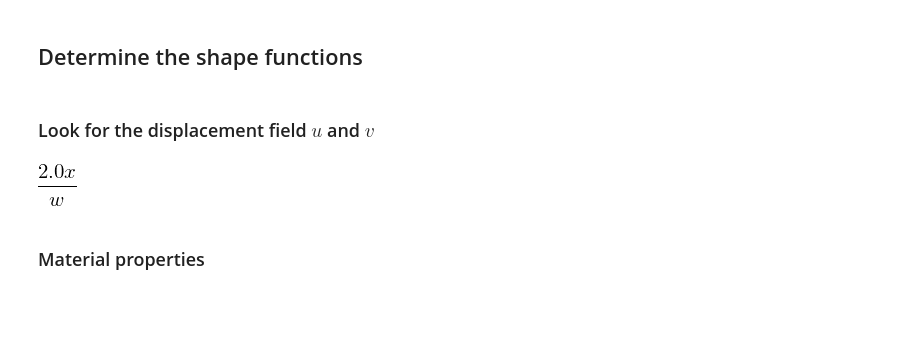
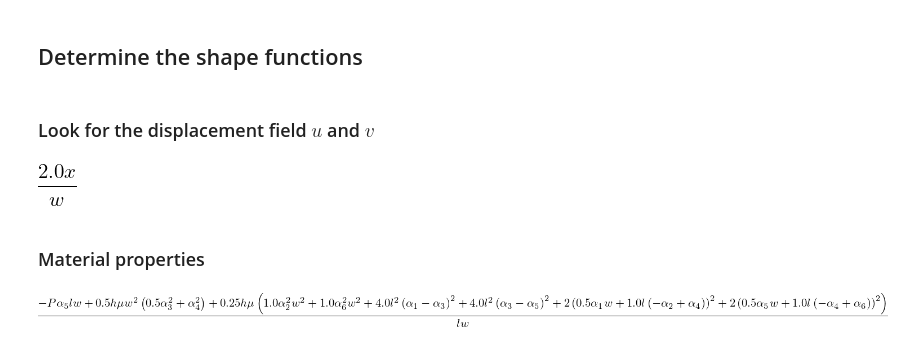
Before and after one commit to bhaveshshrimali/CEE471_Fall2019, a Jupyter notebook: demoHW9_modified.ipynb, the cells around one changed output. Drawn from its saved outputs; the diff is of its cells as text; code cells hidden in the pictures; blank space fills up the shorter version.

```diff
--- a/demoHW9_modified.ipynb
+++ b/demoHW9_modified.ipynb
@@ -94,18 +94,24 @@ eps_3 = Matrix([[u1_3.diff(x),0.5*(u1_3.diff(y) + v1_3.diff(x)) ], [0.5*(u1_3.di
 # %% [markdown]
 ### Material properties
 # %%
-mu = 1.e7
-nu = 0.
-lmbda = 0.
-P = 10.
+# mu = 1.e7
+# nu = 0.
+# lmbda = 0.
+mu=Symbol('mu',real=True)
+lmbda = Symbol('lambda',real=True)
+# P = 10.
+P = Symbol('P',real=True)
 # l = w = 1
 # h = 0.01
 
 # A_i are the elemental volumes
 A3 = A1 = 1/4*w*l*h
 A2 = 2*A3
 # Defining the potential energy
 U = mu*trace(eps_1*eps_1)*A1 + mu*trace(eps_3*eps_3)*A3 + mu*trace(eps_2*eps_2)*A2 - P*alph[4]
+simplify(U)
+# %% [output]
+[figure, added]
 # %%
 eqns = []
 for i in range(len(alph)):
```
Also changed, not shown: parts of 12 cells of this notebook, 2 other files.
